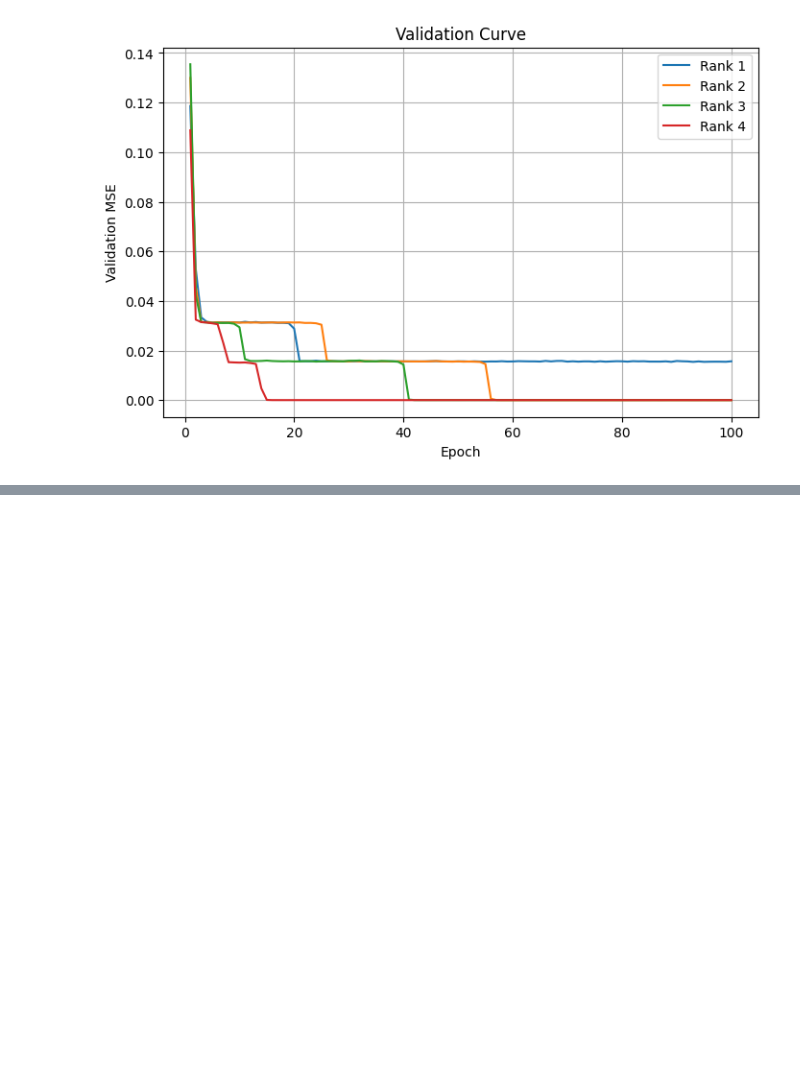
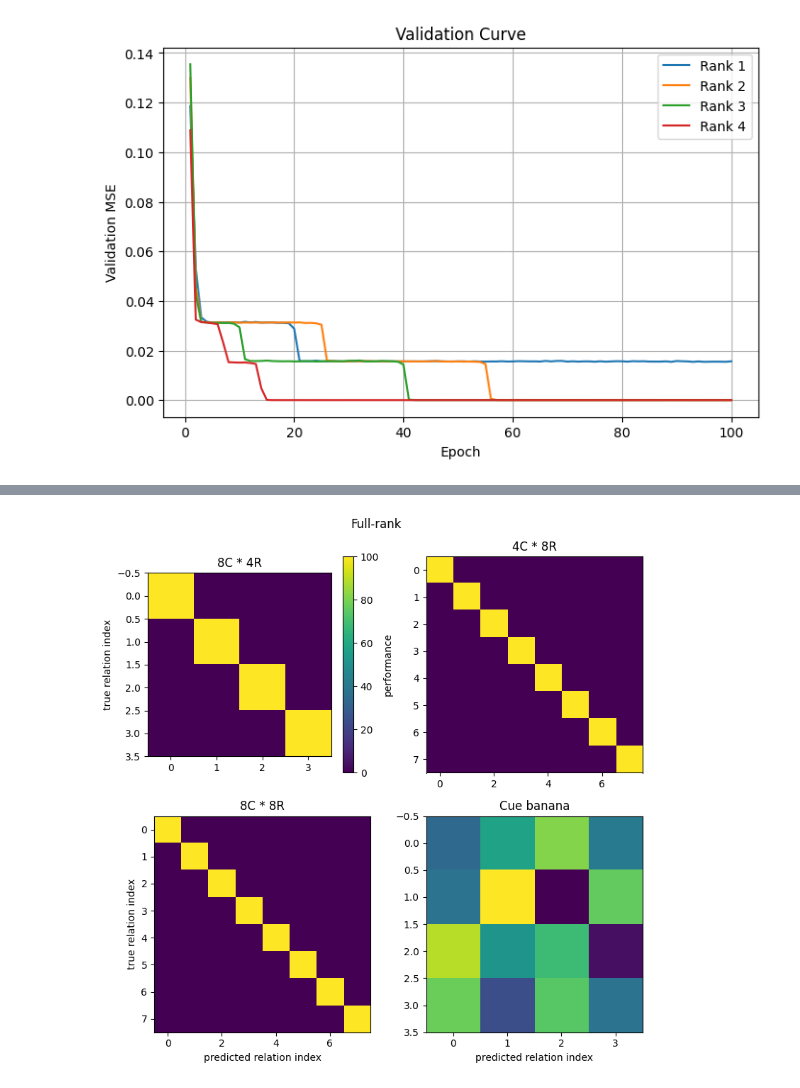
Before and after one commit to hyeonseoy30-stack/Low-rank_RNN_proj, a Jupyter notebook: Untitled20.ipynb, the cells around one changed output, grey strips where cells are left out. Cells and saved outputs as stored; diff of their text form; code cells hidden in the pictures; blank space fills up the shorter version.

```diff
--- a/Untitled20.ipynb
+++ b/Untitled20.ipynb
@@ -671,6 +671,6 @@ def train_and_evaluate_fullrank(save_path):
     return model, val_ds, train_curve, val_curve
 # %%
 full_model, _, full_train_curve, full_val_curve = train_and_evaluate_fullrank(
-    "models/fullrank_rRNN_16_alpha0.2.pth"
+    f"models/fullrank_rRNN_{cfg.hidden_size}_alpha{cfg.alpha}.pth"
 )
 # %% [output]
@@ -705,0 +808,85 @@ plt.show()
+# %%
+models = {}
+
+# ---------- Full-rank ----------
+full_model = FullRankRelationalRNN(
+    input_size=7,
+    hidden_size=cfg.hidden_size,
+    num_layers=cfg.rnn_layers,
+    alpha=cfg.alpha,
+    noise_std=cfg.noise_std,
+)
+full_model.load_state_dict(
+    torch.load(f"models/fullrank_rRNN_{cfg.hidden_size}_alpha{cfg.alpha}.pth", map_location=device)
+)
+full_model.to(device)
+full_model.eval()
+models["Full-rank"] = full_model
+
+# ---------- Low-rank ----------
+for rank in [1, 2, 3, 4]:
+
+    model = RelationalRNN(
+        input_size=7,
+        hidden_size=cfg.hidden_size,
+        num_layers=cfg.rnn_layers,
+        rank=rank,
+        alpha=cfg.alpha,
+        noise_std=cfg.noise_std,
+    )
+
+    model.load_state_dict(
+        torch.load(
+            f"models/lowrank_rRNN_{cfg.hidden_size}_rank{rank}_alpha{cfg.alpha}.pth",
+            map_location=device,
+        )
+    )
+
+    model.to(device)
+    model.eval()
+
+    models[f"Rank {rank}"] = model
+
+
+# ---------- Plot ----------
+for name, model in models.items():
+
+    cm1, rels1 = confusion_matrix_strict(model, eval_loader_1, eval_cfg_1)
+    cm2, rels2 = confusion_matrix_strict(model, eval_loader_2, eval_cfg_2)
+    cm3, rels3 = confusion_matrix_strict(model, eval_loader_3, eval_cfg_3)
+    cm4, rels4 = confusion_matrix_strict(model, eval_loader_4, eval_cfg_4)
+
+    cm1p = RF.print_confusion(cm1,0)
+    cm2p = RF.print_confusion(cm2,0)
+    cm3p = RF.print_confusion(cm3,0)
+    cm4p = RF.print_confusion(cm4,0)
+
+    fig = plt.figure(figsize=(8,8))
+
+    plt.subplot(2,2,1)
+    im = plt.imshow(cm1p)
+    plt.ylabel('true relation index')
+    plt.title('8C * 4R')
+    cbar = plt.colorbar(im)
+    cbar.set_label('performance')
+
+    plt.subplot(2,2,2)
+    plt.imshow(cm2p)
+    plt.title('4C * 8R')
+
+    plt.subplot(2,2,3)
+    plt.imshow(cm3p)
+    plt.ylabel('true relation index')
+    plt.xlabel('predicted relation index')
+    plt.title('8C * 8R')
+
+    plt.subplot(2,2,4)
+    plt.imshow(cm4p)
+    plt.xlabel('predicted relation index')
+    plt.title('Cue banana')
+
+    plt.suptitle(name)
+    fig.tight_layout()
+    plt.show()
+# %% [output]
+[figure, added]
```
Also changed, not shown: parts of 12 cells of this notebook.
